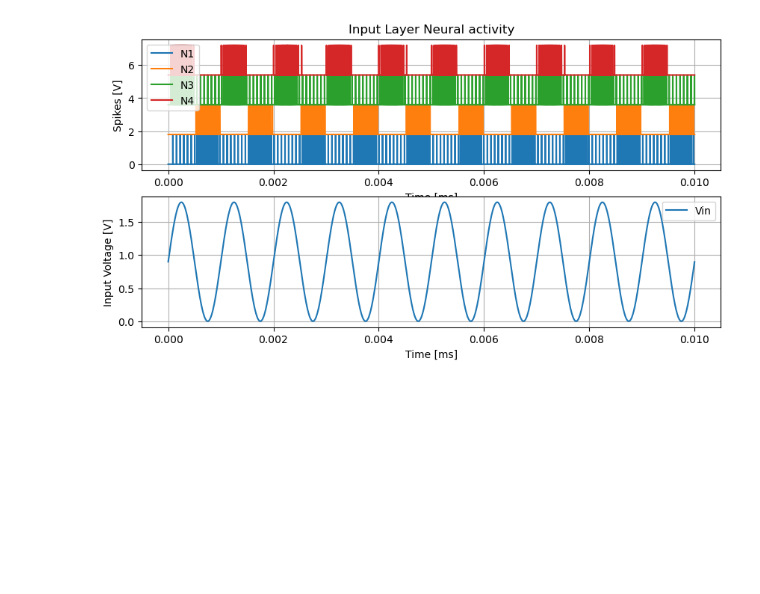
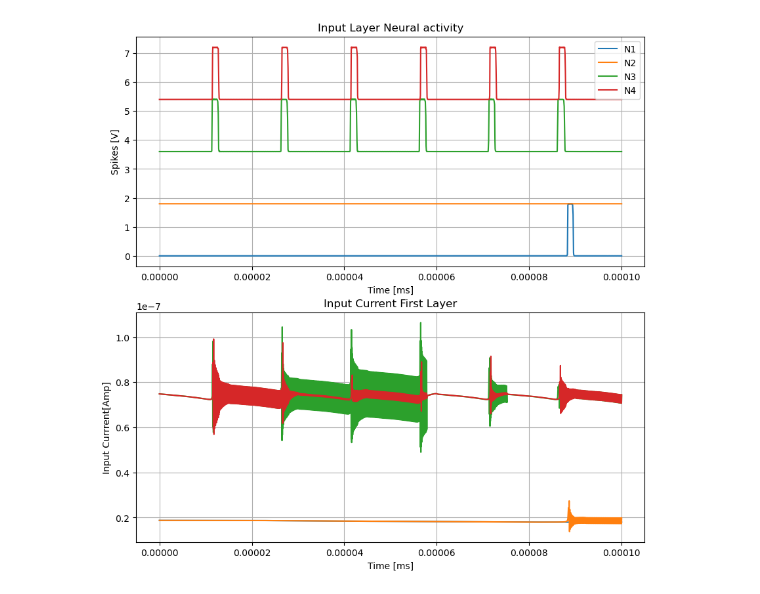
Before and after one commit to AlejandroJuarezLora/SNN_IPN, a Jupyter notebook: sim_results/tb_4x8x4_raw.ipynb, the cells around one changed output. Drawn from its saved outputs; the diff is of its cells as text; code cells hidden in the pictures; blank space fills up the shorter version.

```diff
--- a/sim_results/tb_4x8x4_raw.ipynb
+++ b/sim_results/tb_4x8x4_raw.ipynb
@@ -3,7 +3,7 @@ from __future__ import division
 import numpy as np
 import matplotlib.pyplot as plt
 
-intp = 50  #tomar uno de cada cien valores, para graficar rapido
+intp = 1  #tomar uno de cada cien valores, para graficar rapido
 
 # Load data from the .txt file
 #ssh -Y cic@148.204.66.123
@@ -84,28 +84,33 @@ def rawread(fname: str):
             break
     return (arrs[0], plots)
 # %%
-data, plots = rawread("data7.raw")
+data, plots = rawread("data.raw")
 # %%
-fig, (ax1, ax2) = plt.subplots(2, figsize=(10,5))
+fig, (ax1, ax2) = plt.subplots(2, figsize=(10,10))
 for k in range(4):
     nodo = "v(n" +  str(k+1) + ")"
     ax1.plot(data["time"][::intp], data[nodo][::intp]+(1.8*k), label = f"N{k+1}")
 
 ax1.legend()
 ax1.grid()
 ax1.set_xlabel("Time [ms]")
 ax1.set_ylabel("Spikes [V]")
 ax1.set_title("Input Layer Neural activity")
 
-ax2.plot(data["time"][::intp], data["v(vin)"][::intp], label = "Vin")
-ax2.legend()
+
+for k in range(4):
+    Iext_label = "i(v.x1.x" + str(k+1)+ ".vext)"
+    ax2.plot(data["time"][::intp], data[Iext_label][::intp], label = f"i{k+1}")
+
 ax2.grid()
 ax2.set_xlabel("Time [ms]")
-ax2.set_ylabel("Input Voltage [V]")
+ax2.set_ylabel("Input Currrent[Amp]")
+ax2.set_title("Input Current First Layer")
+# ax.set_ylim((-0, 3e-6))
 
 fig.savefig('InputLayer.pdf')
 # %% [output]
-[figure, old version]
+[figure, new version]
 # %%
 
 
```
Also changed, not shown: parts of 10 cells of this notebook, 19 other files.
